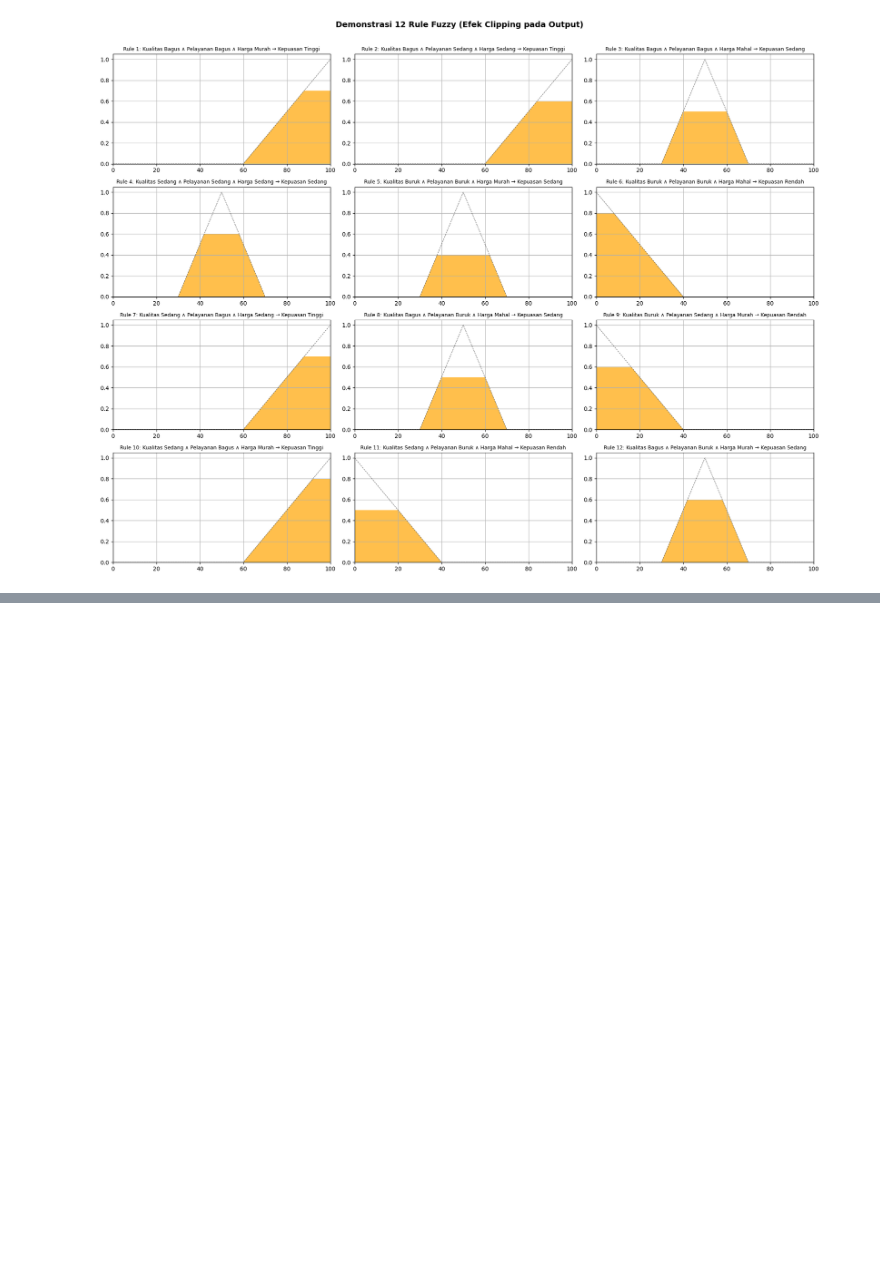
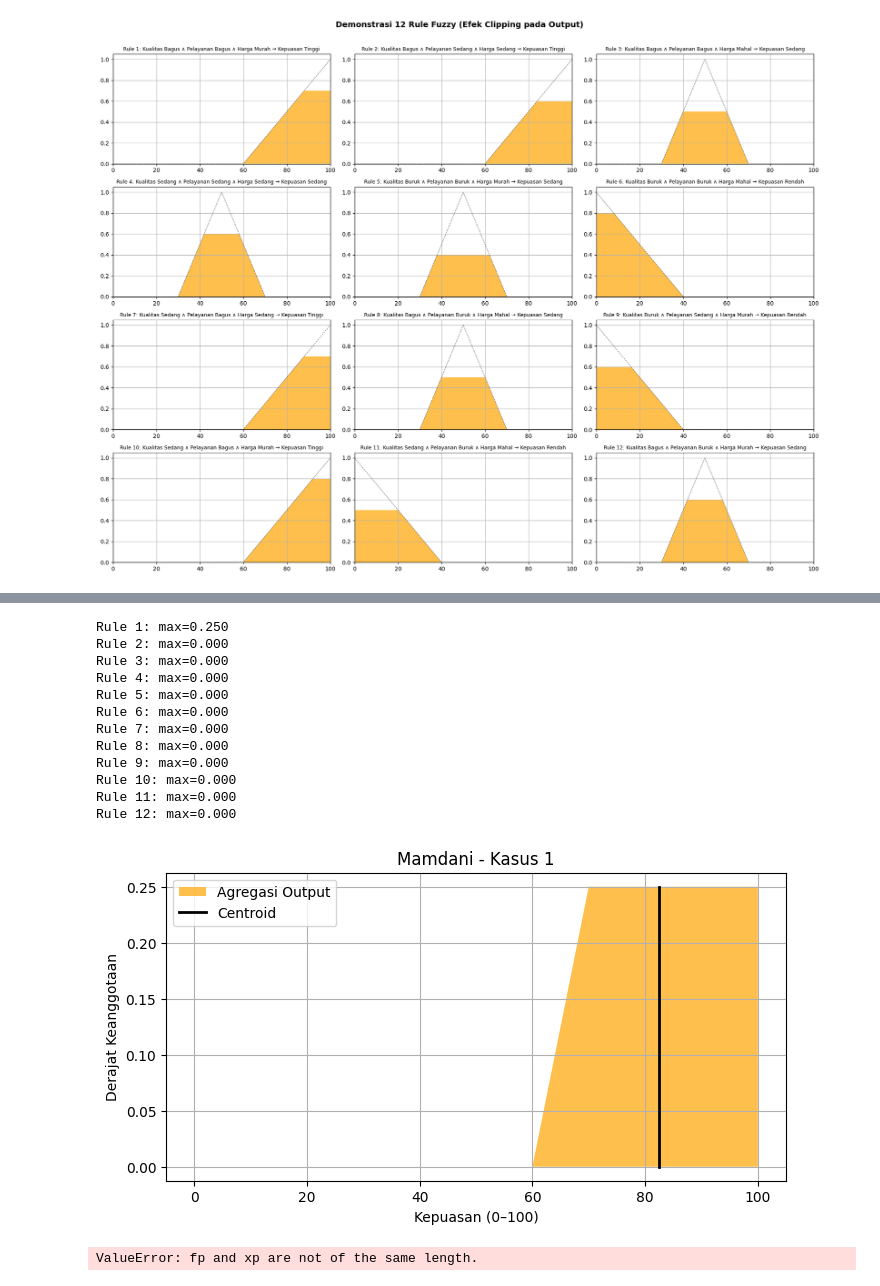
Before and after one commit to WayanRadit29/College_CI, a Jupyter notebook: praktikum kuliah/main/Praktikum/3 - Fuzzy Logic/TugasAkhirFuzzy.ipynb, the cells around one changed output, grey strips where cells are left out. Saved outputs shown, nothing was run; the diff lists cells and outputs as text; code cells hidden in the pictures; blank space fills up the shorter version.

Commit message:
Finsih all inference system, time to evaluate with cases

```diff
--- a/praktikum kuliah/main/Praktikum/3 - Fuzzy Logic/TugasAkhirFuzzy.ipynb
+++ b/praktikum kuliah/main/Praktikum/3 - Fuzzy Logic/TugasAkhirFuzzy.ipynb
@@ -31,6 +31,12 @@ harga_mahal = fuzz.trimf(harga, [120000, 200000, 200000])
 kepuasan_rendah = fuzz.trimf(kepuasan, [0, 0, 40])
 kepuasan_sedang = fuzz.trimf(kepuasan, [30, 50, 70])
 kepuasan_tinggi = fuzz.trimf(kepuasan, [60, 100, 100])
+
+# Yang Tsukamoto-Tsukamoto aja
+kepuasan_tsukamoto = np.arange(0, 101, 1)
+kepuasan_rendah_tsu = fuzz.zmf(kepuasan_tsukamoto, 30, 60)
+kepuasan_sedang_tsu = fuzz.gaussmf(kepuasan_tsukamoto, 50, 10)
+kepuasan_tinggi_tsu = fuzz.smf(kepuasan_tsukamoto, 40, 70)
 # %%
 plt.figure(figsize=(14, 10))
 
@@ -371,0 +489,53 @@ Rule 12: max=0.000
+# %%
+def evaluasi_semua_sistem(cases):
+    results = []
+    for i, (k, p, h) in enumerate(cases, 1):
+        hasil_mamdani = mamdani(k, p, h)
+        hasil_sugeno = sugeno(k, p, h)
+        hasil_tsukamoto = tsukamoto(k, p, h)
+
+        results.append({
+            'Kasus': i,
+            'Input (K,P,H)': f"({k}, {p}, {h})",
+            'Mamdani (Crisp)': round(hasil_mamdani['crisp'], 2),
+            'Mamdani (Label)': hasil_mamdani['label'].capitalize(),
+            'Sugeno (Crisp)': round(hasil_sugeno['crisp'], 2),
+            'Sugeno (Label)': hasil_sugeno['label'].capitalize(),
+            'Tsukamoto (Crisp)': round(hasil_tsukamoto['crisp'], 2),
+            'Tsukamoto (Label)': hasil_tsukamoto['label'].capitalize()
+        })
+
+        # Visualisasi Mamdani
+        visualisasi_output(
+            kepuasan, hasil_mamdani['aggregated'], hasil_mamdani['crisp'],
+            title=f"Mamdani - Kasus {i}"
+        )
+
+        # Visualisasi Tsukamoto (Centroid Style)
+        visualisasi_output(
+            kepuasan_tsukamoto, hasil_tsukamoto['aggregated'], hasil_tsukamoto['crisp'],
+            title=f"Tsukamoto - Kasus {i} (Centroid Style)"
+        )
+
+    return results
+# %%
+import pandas as pd
+
+hasil_uji = evaluasi_semua_sistem(test_cases)
+df_hasil = pd.DataFrame(hasil_uji)
+display(df_hasil)
+# %% [output]
+Rule 1: max=0.250
+Rule 2: max=0.000
+Rule 3: max=0.000
+Rule 4: max=0.000
+Rule 5: max=0.000
+Rule 6: max=0.000
+Rule 7: max=0.000
+Rule 8: max=0.000
+Rule 9: max=0.000
+Rule 10: max=0.000
+Rule 11: max=0.000
+Rule 12: max=0.000
+[figure, added]
+ValueError: fp and xp are not of the same length.
```
Also changed, not shown: parts of 4 cells of this notebook.
